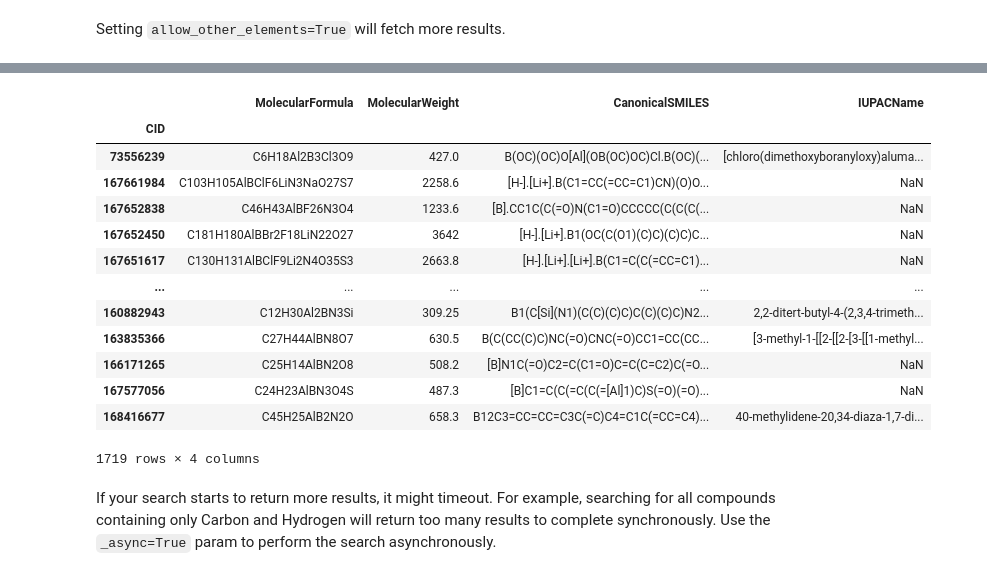
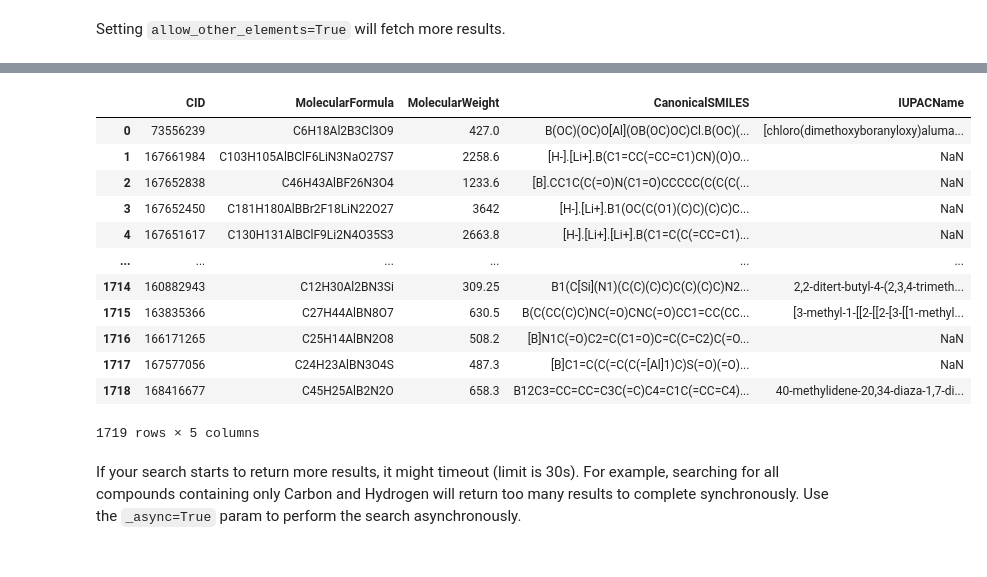
Before and after one commit to jonasrenault/pubchem-api-crawler, a Jupyter notebook: PubChem.ipynb, the cells around one changed output, grey strips where cells are left out. Drawn from its saved outputs; the diff is of its cells as text; code cells hidden in the pictures.

```diff
--- a/PubChem.ipynb
+++ b/PubChem.ipynb
@@ -50,5 +48,5 @@ df
 # %% [markdown]
 Setting `allow_other_elements=True` will fetch more results.
 # %%
-df = mf.search(["C1-200", "H1-200", "B1-200", "Al1-200"], allow_other_elements=True, properties=["IUPACName", "MolecularFormula", "MolecularWeight", "CanonicalSMILES"])
+mf.search(["C1-200", "H1-200", "B1-200", "Al1-200"], allow_other_elements=True, properties=["IUPACName", "MolecularFormula", "MolecularWeight", "CanonicalSMILES"])
 # %% [output]
@@ -56,20 +54,16 @@ df = mf.search(["C1-200", "H1-200", "B1-200", "Al1-200"], allow_other_elements=T
+|  | CID | MolecularFormula | MolecularWeight | CanonicalSMILES | IUPACName |
+| 0 | 73556239 | C6H18Al2B3Cl3O9 | 427.0 | B(OC)(OC)O[Al](OB(OC)OC)Cl.B(OC)(... | [chloro(dimethoxyboranyloxy)aluma... |
+| 1 | 167661984 | C103H105AlBClF6LiN3NaO27S7 | 2258.6 | [H-].[Li+].B(C1=CC(=CC=C1)CN)(O)O... | NaN |
+| 2 | 167652838 | C46H43AlBF26N3O4 | 1233.6 | [B].CC1C(C(=O)N(C1=O)CCCCC(C(C(C(... | NaN |
+| 3 | 167652450 | C181H180AlBBr2F18LiN22O27 | 3642 | [H-].[Li+].B1(OC(C(O1)(C)C)(C)C)C... | NaN |
+| 4 | 167651617 | C130H131AlBClF9Li2N4O35S3 | 2663.8 | [H-].[Li+].[Li+].B(C1=C(C(=CC=C1)... | NaN |
+| ... | ... | ... | ... | ... | ... |
+| 1714 | 160882943 | C12H30Al2BN3Si | 309.25 | B1(C[Si](N1)(C(C)(C)C)C(C)(C)C)N2... | 2,2-ditert-butyl-4-(2,3,4-trimeth... |
+| 1715 | 163835366 | C27H44AlBN8O7 | 630.5 | B(C(CC(C)C)NC(=O)CNC(=O)CC1=CC(CC... | [3-methyl-1-[[2-[[2-[3-[[1-methyl... |
+| 1716 | 166171265 | C25H14AlBN2O8 | 508.2 | [B]N1C(=O)C2=C(C1=O)C=C(C=C2)C(=O... | NaN |
+| 1717 | 167577056 | C24H23AlBN3O4S | 487.3 | [B]C1=C(C(=C(C(=[Al]1)C)S(=O)(=O)... | NaN |
+| 1718 | 168416677 | C45H25AlB2N2O | 658.3 | B12C3=CC=CC=C3C(=C)C4=C1C(=CC=C4)... | 40-methylidene-20,34-diaza-1,7-di... |
+1719 rows × 5 columns
-# %%
-df
-# %% [output]
-|  | MolecularFormula | MolecularWeight | CanonicalSMILES | IUPACName |
-| CID |  |  |  |  |
-| 73556239 | C6H18Al2B3Cl3O9 | 427.0 | B(OC)(OC)O[Al](OB(OC)OC)Cl.B(OC)(... | [chloro(dimethoxyboranyloxy)aluma... |
-| 167661984 | C103H105AlBClF6LiN3NaO27S7 | 2258.6 | [H-].[Li+].B(C1=CC(=CC=C1)CN)(O)O... | NaN |
-| 167652838 | C46H43AlBF26N3O4 | 1233.6 | [B].CC1C(C(=O)N(C1=O)CCCCC(C(C(C(... | NaN |
-| 167652450 | C181H180AlBBr2F18LiN22O27 | 3642 | [H-].[Li+].B1(OC(C(O1)(C)C)(C)C)C... | NaN |
-| 167651617 | C130H131AlBClF9Li2N4O35S3 | 2663.8 | [H-].[Li+].[Li+].B(C1=C(C(=CC=C1)... | NaN |
-| ... | ... | ... | ... | ... |
-| 160882943 | C12H30Al2BN3Si | 309.25 | B1(C[Si](N1)(C(C)(C)C)C(C)(C)C)N2... | 2,2-ditert-butyl-4-(2,3,4-trimeth... |
-| 163835366 | C27H44AlBN8O7 | 630.5 | B(C(CC(C)C)NC(=O)CNC(=O)CC1=CC(CC... | [3-methyl-1-[[2-[[2-[3-[[1-methyl... |
-| 166171265 | C25H14AlBN2O8 | 508.2 | [B]N1C(=O)C2=C(C1=O)C=C(C=C2)C(=O... | NaN |
-| 167577056 | C24H23AlBN3O4S | 487.3 | [B]C1=C(C(=C(C(=[Al]1)C)S(=O)(=O)... | NaN |
-| 168416677 | C45H25AlB2N2O | 658.3 | B12C3=CC=CC=C3C(=C)C4=C1C(=CC=C4)... | 40-methylidene-20,34-diaza-1,7-di... |
-1719 rows × 4 columns
 # %% [markdown]
-If your search starts to return more results, it might timeout. For example, searching for all compounds containing only Carbon and Hydrogen will return too many results to complete synchronously. Use the `_async=True` param to perform the search asynchronously.
+If your search starts to return more results, it might timeout (limit is 30s). For example, searching for all compounds containing only Carbon and Hydrogen will return too many results to complete synchronously. Use the `_async=True` param to perform the search asynchronously.
 # %%
```
Also changed, not shown: parts of 22 cells of this notebook, 2 other files.
